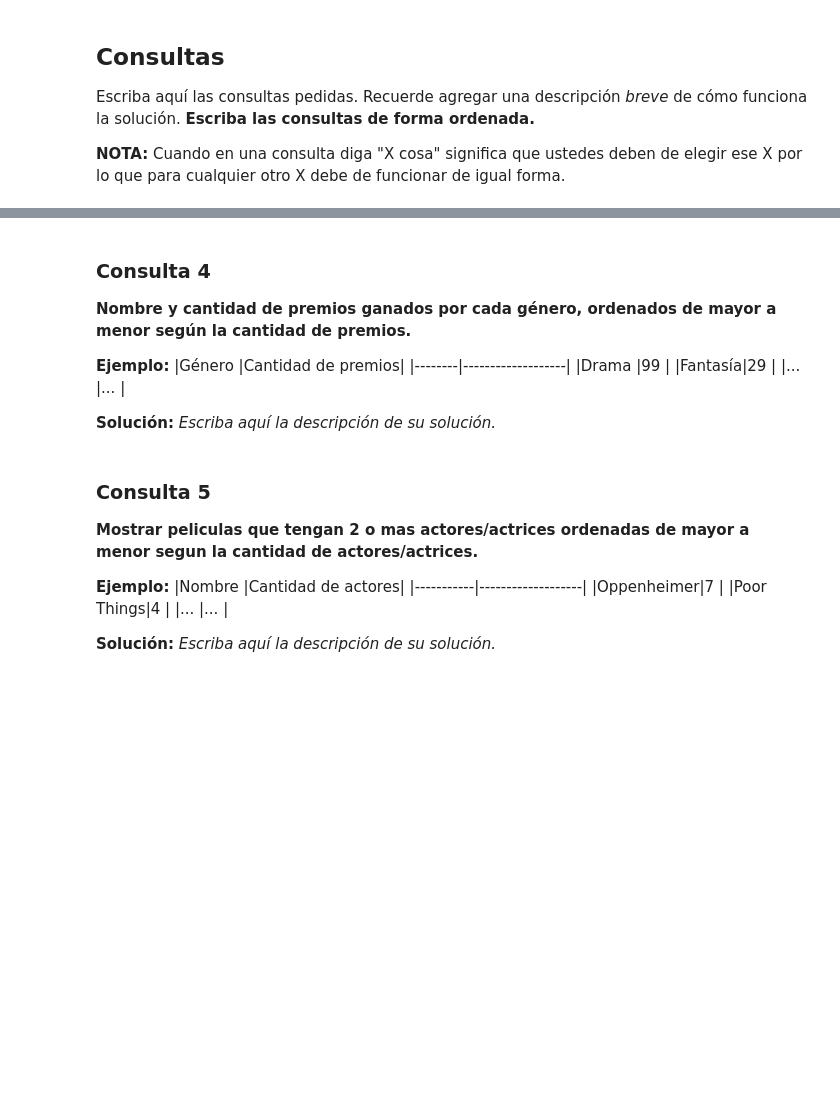
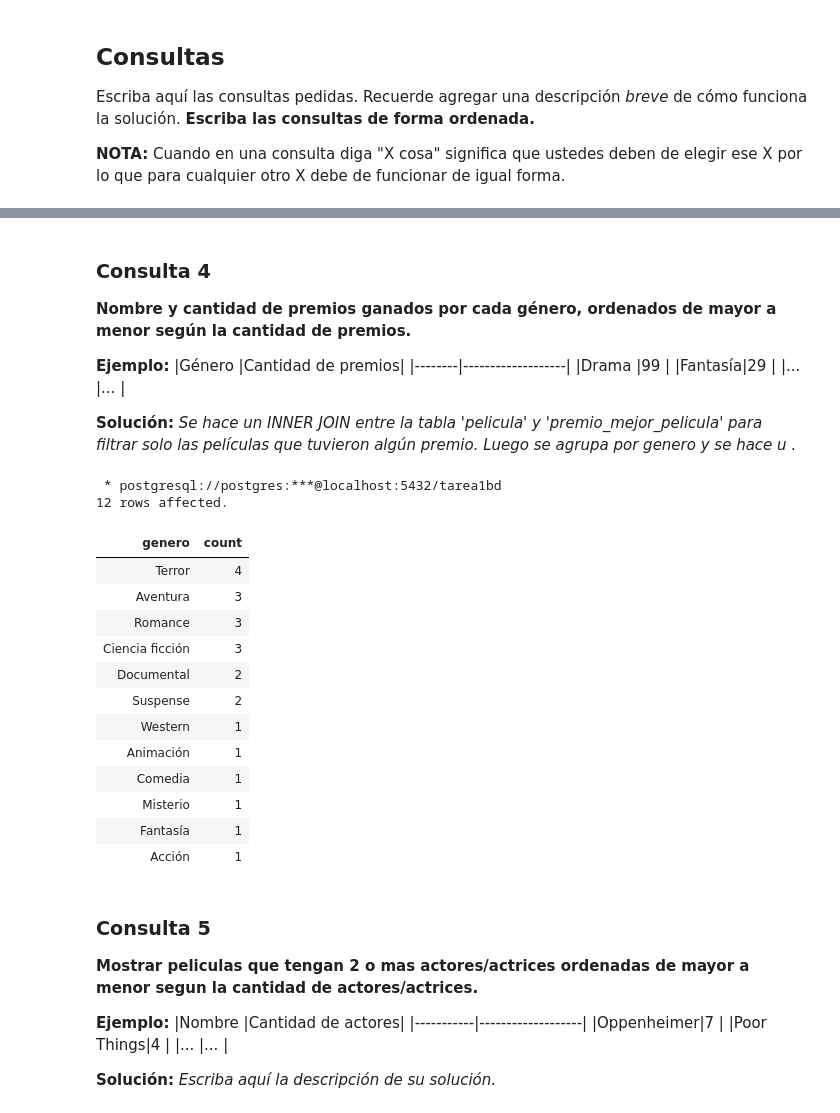
Before and after one commit to Flauvourr/Tarea-1-Bases-de-Datos, a Jupyter notebook: Tarea_1.ipynb, the cells around one changed output, grey strips where cells are left out. Drawn from its saved outputs; the diff is of its cells as text; code cells hidden in the pictures; blank space fills up the shorter version.

Commit message:
Implementación consultas 1-4
Ya está implementado el código para esas consultas en el Notebook.

```diff
--- a/Tarea_1.ipynb
+++ b/Tarea_1.ipynb
@@ -376,4 +428,4 @@ UsageError: Cell magic `%%sql` not found.
 
 
 
-**Solución:** _Escriba aquí la descripción de su solución._
+**Solución:** _Se hace un INNER JOIN entre la tabla 'pelicula' y 'premio_mejor_pelicula' para filtrar solo las películas que tuvieron algún premio. Luego se agrupa por genero y se hace u ._
@@ -383,3 +432,31 @@ UsageError: Cell magic `%%sql` not found.
+# %%
+%%sql
+SELECT
+    pelicula.genero, COUNT(premio_mejor_pelicula.id_premio)
+FROM
+    pelicula
+    INNER JOIN premio_mejor_pelicula
+    ON pelicula.id_pelicula = premio_mejor_pelicula.id_pelicula
+GROUP BY
+    pelicula.genero
+ORDER BY
+    COUNT(premio_mejor_pelicula.id_premio) DESC;
+# %% [output]
+ * postgresql://postgres:***@localhost:5432/tarea1bd
+12 rows affected.
+| genero | count |
+| Terror | 4 |
+| Aventura | 3 |
+| Romance | 3 |
+| Ciencia ficción | 3 |
+| Documental | 2 |
+| Suspense | 2 |
+| Western | 1 |
+| Animación | 1 |
+| Comedia | 1 |
+| Misterio | 1 |
+| Fantasía | 1 |
+| Acción | 1 |
 # %% [markdown]
 ### Consulta 5
 **Mostrar peliculas que tengan 2 o mas actores/actrices ordenadas de mayor a menor segun la cantidad de actores/actrices.**
```
Also changed, not shown: parts of 17 cells of this notebook.
